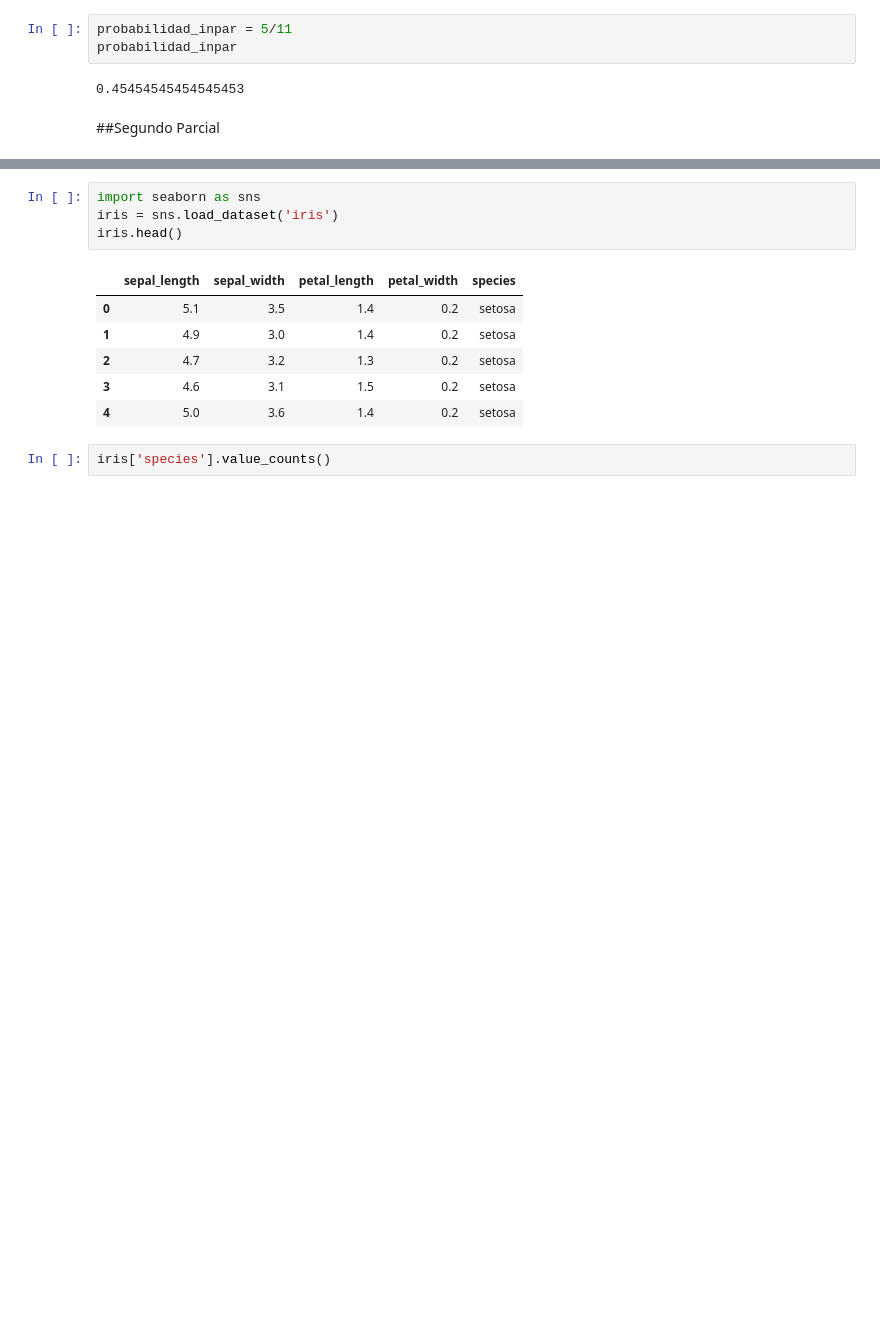
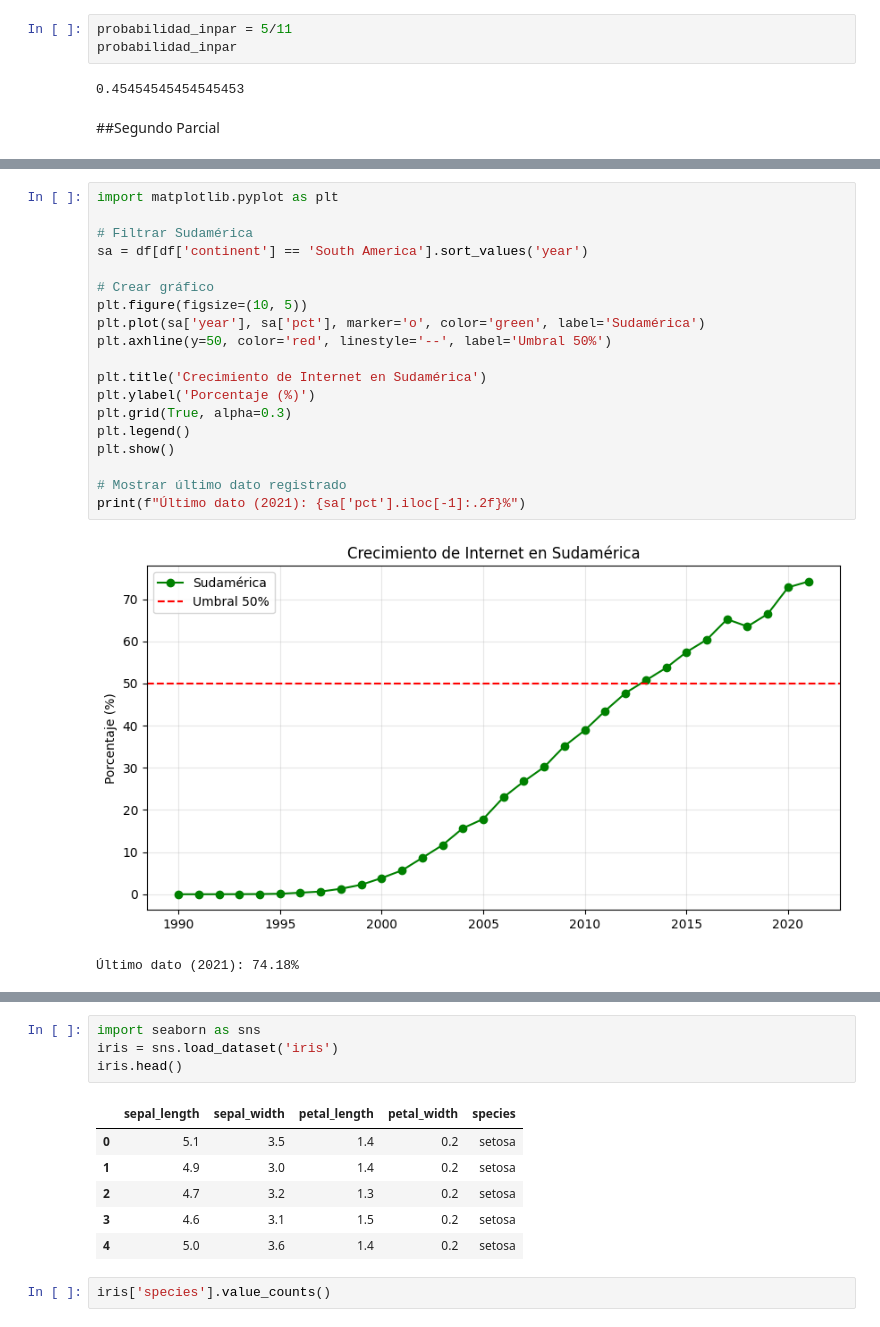
Before and after one commit to EmmanuelC-137/Mineria_de_datos, a Jupyter notebook: Mineria_de_datos.ipynb, the cells around one changed output, grey strips where cells are left out. Saved outputs shown, nothing was run; the diff lists cells and outputs as text; blank space fills up the shorter version.

```diff
--- a/Mineria_de_datos.ipynb
+++ b/Mineria_de_datos.ipynb
@@ -1257,0 +1842,22 @@ probabilidad_inpar
+# %%
+import matplotlib.pyplot as plt
+
+# Filtrar Sudamérica
+sa = df[df['continent'] == 'South America'].sort_values('year')
+
+# Crear gráfico
+plt.figure(figsize=(10, 5))
+plt.plot(sa['year'], sa['pct'], marker='o', color='green', label='Sudamérica')
+plt.axhline(y=50, color='red', linestyle='--', label='Umbral 50%')
+
+plt.title('Crecimiento de Internet en Sudamérica')
+plt.ylabel('Porcentaje (%)')
+plt.grid(True, alpha=0.3)
+plt.legend()
+plt.show()
+
+# Mostrar último dato registrado
+print(f"Último dato (2021): {sa['pct'].iloc[-1]:.2f}%")
+# %% [output]
+[figure, added]
+Último dato (2021): 74.18%
```
Also changed, not shown: parts of 94 cells of this notebook.
